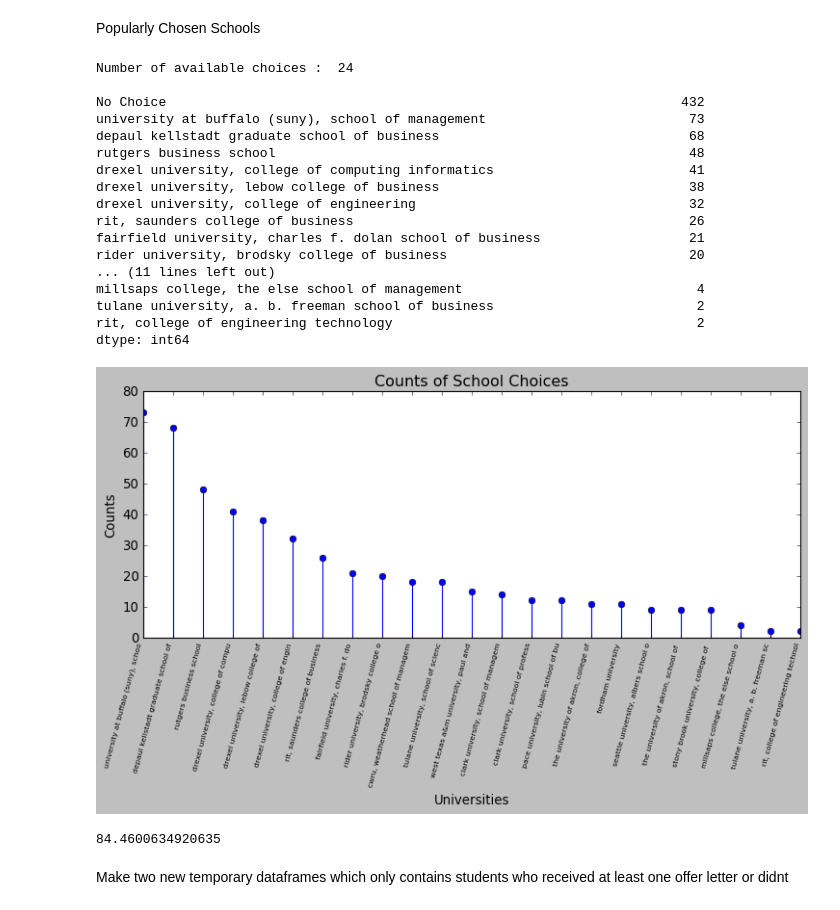
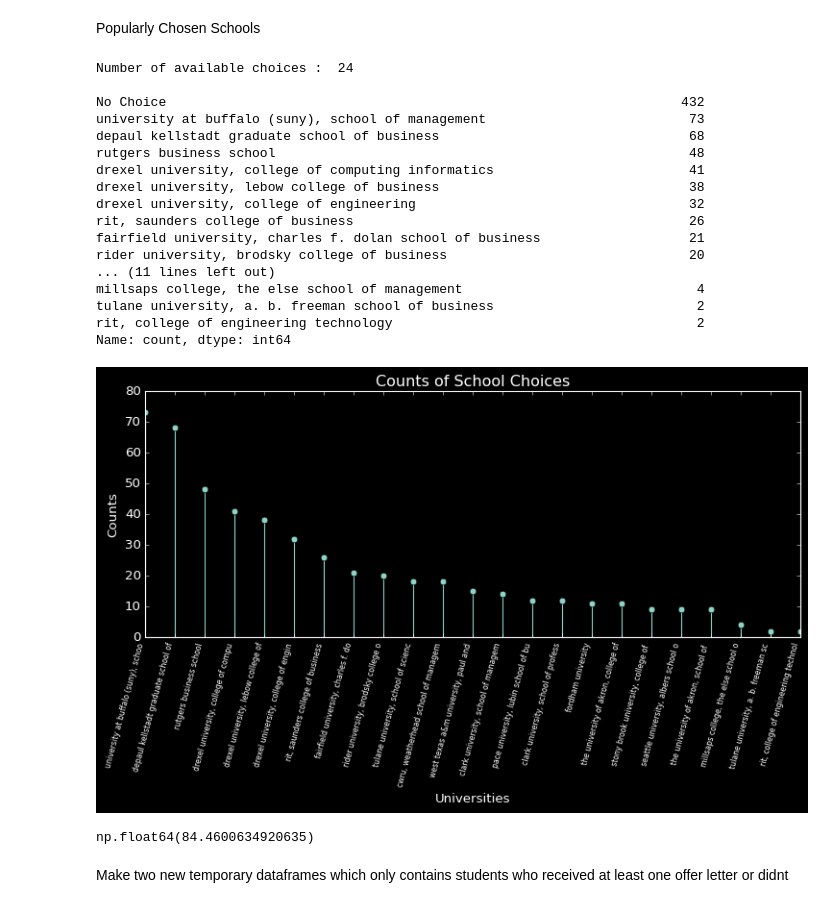
Before and after one commit to edwinEldhose404/USPathwayAnalysis, a Jupyter notebook: eda.ipynb, the cells around one changed output. Cells and saved outputs as stored; diff of their text form; code cells hidden in the pictures.

```diff
--- a/eda.ipynb
+++ b/eda.ipynb
@@ -3,7 +3,7 @@ import pandas as pd
 import numpy as np
 import matplotlib.pyplot as plt
 
-df = pd.read_excel('output_file.xlsx',index_col=0)
+df = pd.read_excel('output.xlsx',index_col=0)
 # %%
 %matplotlib inline
 plt.style.use('dark_background')
@@ -58,7 +58,7 @@ Index(['Candidate Name', 'Counselor Name', 'Block Amount Received Date',
 Popularly Chosen Schools
 # %%
 
-plt.style.use('classic')
+# plt.style.use('classic')
 
 checkcol = ['U1Choice of School #1', 'U2Choice of School #2', 'U3Choice of School #3']
 
@@ -76,43 +76,42 @@ value_to_exclude = 'No Choice'
 filterd_uni_val_counts = uni_val_counts[uni_val_counts.index != value_to_exclude]
 
 plt.figure(figsize=(11, 4))
 
 truncated_labels = [label[:35] for label in filterd_uni_val_counts.index]
 plt.stem(truncated_labels, filterd_uni_val_counts)
 
-# plt.bar(filterd_uni_val_counts.index,filterd_uni_val_counts)
 
 plt.xlabel('Universities')
 plt.ylabel('Counts')
 plt.title('Counts of School Choices')
 plt.xticks(rotation=75,fontsize = 7,ha='right')
 plt.show()
 # %% [output]
 Number of available choices :  24
 
 No Choice                                                                  432
 university at buffalo (suny), school of management                          73
 depaul kellstadt graduate school of business                                68
 rutgers business school                                                     48
 drexel university, college of computing informatics                         41
 drexel university, lebow college of business                                38
 drexel university, college of engineering                                   32
 rit, saunders college of business                                           26
 fairfield university, charles f. dolan school of business                   21
 rider university, brodsky college of business                               20
 ... (11 lines left out)
 millsaps college, the else school of management                              4
 tulane university, a. b. freeman school of business                          2
 rit, college of engineering technology                                       2
-dtype: int64
+Name: count, dtype: int64
-[figure, old version]
+[figure, new version]
 # %%
 df['UniScore'].quantile(0.75)
 df['UniScore'].quantile(0.25)
 df['UniScore'].max()
 df['UniScore'].mean()
 # %% [output]
-84.4600634920635
+np.float64(84.4600634920635)
 # %% [markdown]
 Make two new temporary dataframes which only contains students who received at least one offer letter or didnt
 # %%
```
Also changed, not shown: parts of 11 cells of this notebook, 7 other files.
